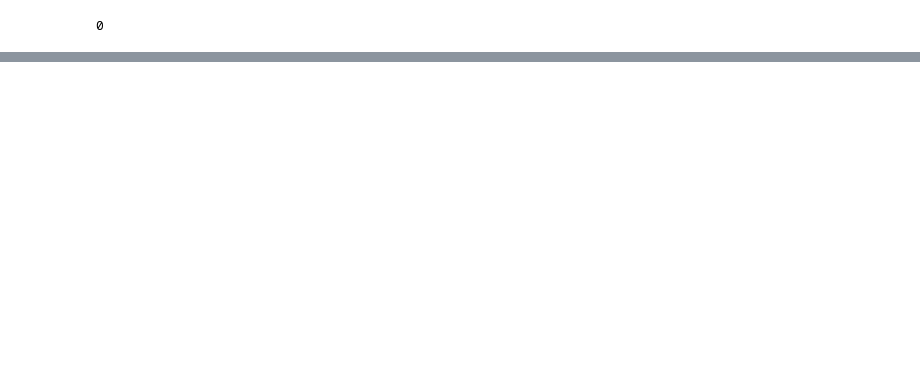
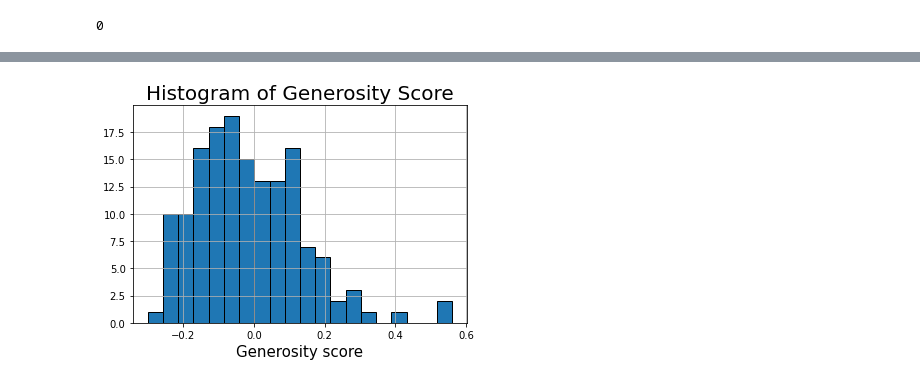
Before and after one commit to ivnizhnik/Data_Science_Project_A, a Jupyter notebook: WorldHappinessReport.ipynb, the cells around one changed output, grey strips where cells are left out. Drawn from its saved outputs; the diff is of its cells as text; code cells hidden in the pictures; blank space fills up the shorter version.

```diff
--- a/WorldHappinessReport.ipynb
+++ b/WorldHappinessReport.ipynb
@@ -101,0 +159,7 @@ df.duplicated().sum()
+# %%
+df['Generosity'].hist(bins=20, edgecolor='black');
+plt.title('Histogram of Generosity Score', fontsize = 20)
+plt.xlabel('Generosity score', fontsize = 15)
+plt.show()
+# %% [output]
+[figure, added]
```
Also changed, not shown: parts of 21 cells of this notebook.
